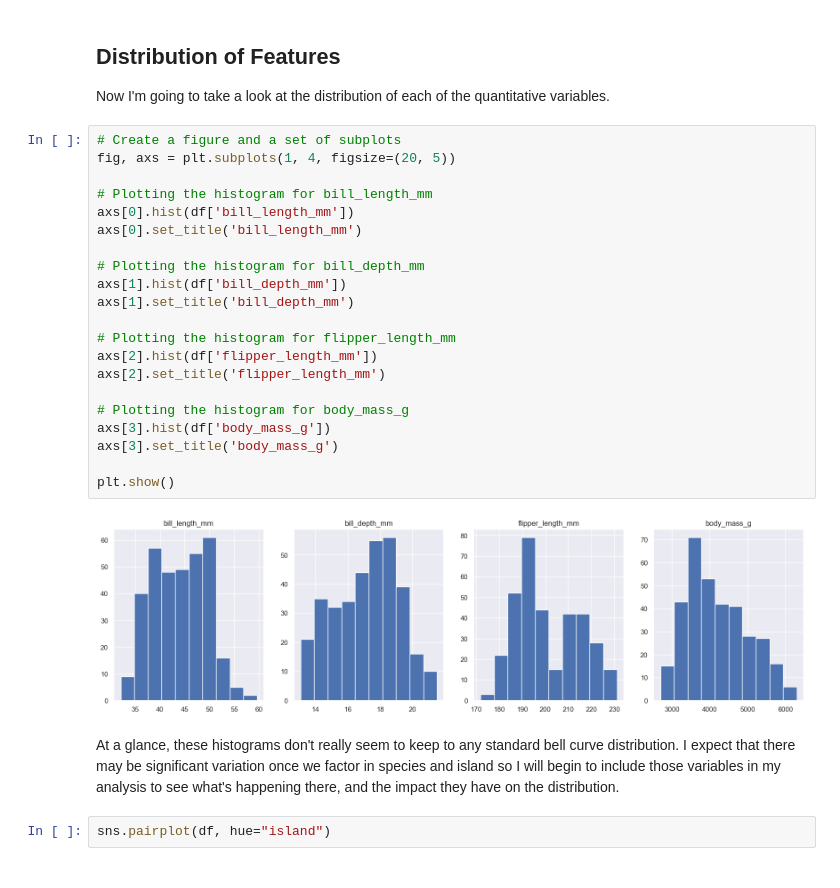
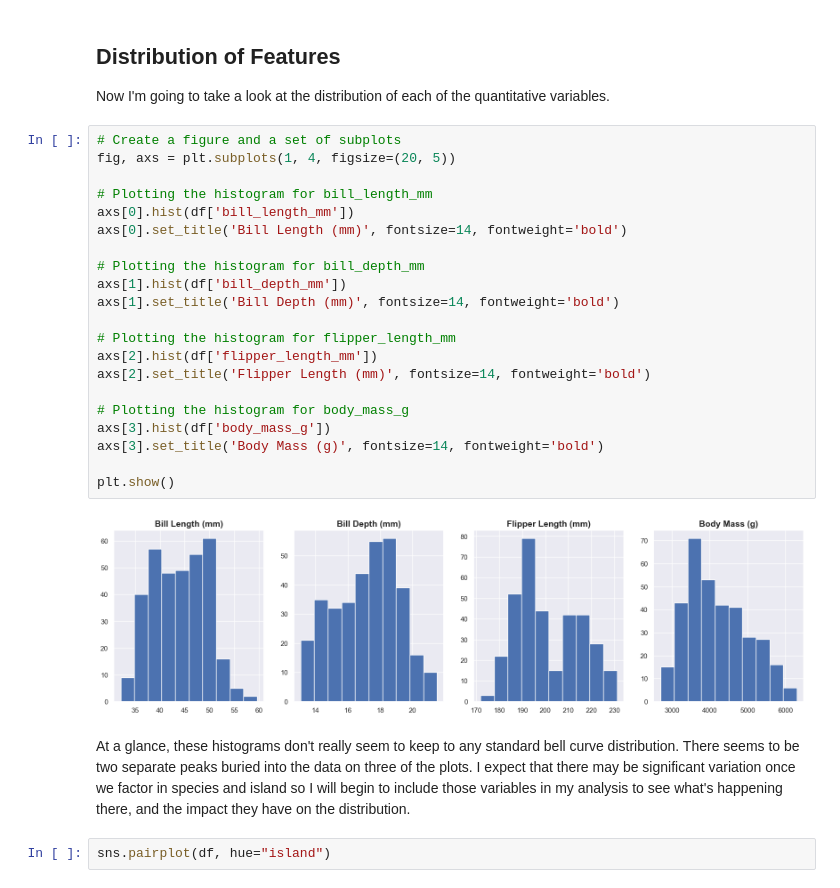
Before and after one commit to JBnkn/8634-data-analytics, a Jupyter notebook: penguins.ipynb, the cells around one changed output. Cells and saved outputs as stored; diff of their text form.

Commit message:
Tidied subplot histograms a bit more

```diff
--- a/penguins.ipynb
+++ b/penguins.ipynb
@@ -103,28 +103,28 @@ Now I'm going to take a look at the distribution of each of the quantitative var
 # %%
 # Create a figure and a set of subplots
 fig, axs = plt.subplots(1, 4, figsize=(20, 5))
 
 # Plotting the histogram for bill_length_mm
 axs[0].hist(df['bill_length_mm'])
-axs[0].set_title('bill_length_mm')
+axs[0].set_title('Bill Length (mm)', fontsize=14, fontweight='bold')
 
 # Plotting the histogram for bill_depth_mm
 axs[1].hist(df['bill_depth_mm'])
-axs[1].set_title('bill_depth_mm')
+axs[1].set_title('Bill Depth (mm)', fontsize=14, fontweight='bold')
 
 # Plotting the histogram for flipper_length_mm
 axs[2].hist(df['flipper_length_mm'])
-axs[2].set_title('flipper_length_mm')
+axs[2].set_title('Flipper Length (mm)', fontsize=14, fontweight='bold')
 
 # Plotting the histogram for body_mass_g
 axs[3].hist(df['body_mass_g'])
-axs[3].set_title('body_mass_g')
+axs[3].set_title('Body Mass (g)', fontsize=14, fontweight='bold')
 
 plt.show()
 # %% [output]
-[figure, old version]
+[figure, new version]
 # %% [markdown]
-At a glance, these histograms don't really seem to keep to any standard bell curve distribution. I expect that there may be significant variation once we factor in species and island so I will begin to include those variables in my analysis to see what's happening there, and the impact they have on the distribution.
+At a glance, these histograms don't really seem to keep to any standard bell curve distribution. There seems to be two separate peaks buried into the data on three of the plots. I expect that there may be significant variation once we factor in species and island so I will begin to include those variables in my analysis to see what's happening there, and the impact they have on the distribution.
 # %%
 sns.pairplot(df, hue="island")
 # %% [output]
```
Also changed, not shown: parts of 2 cells of this notebook.
